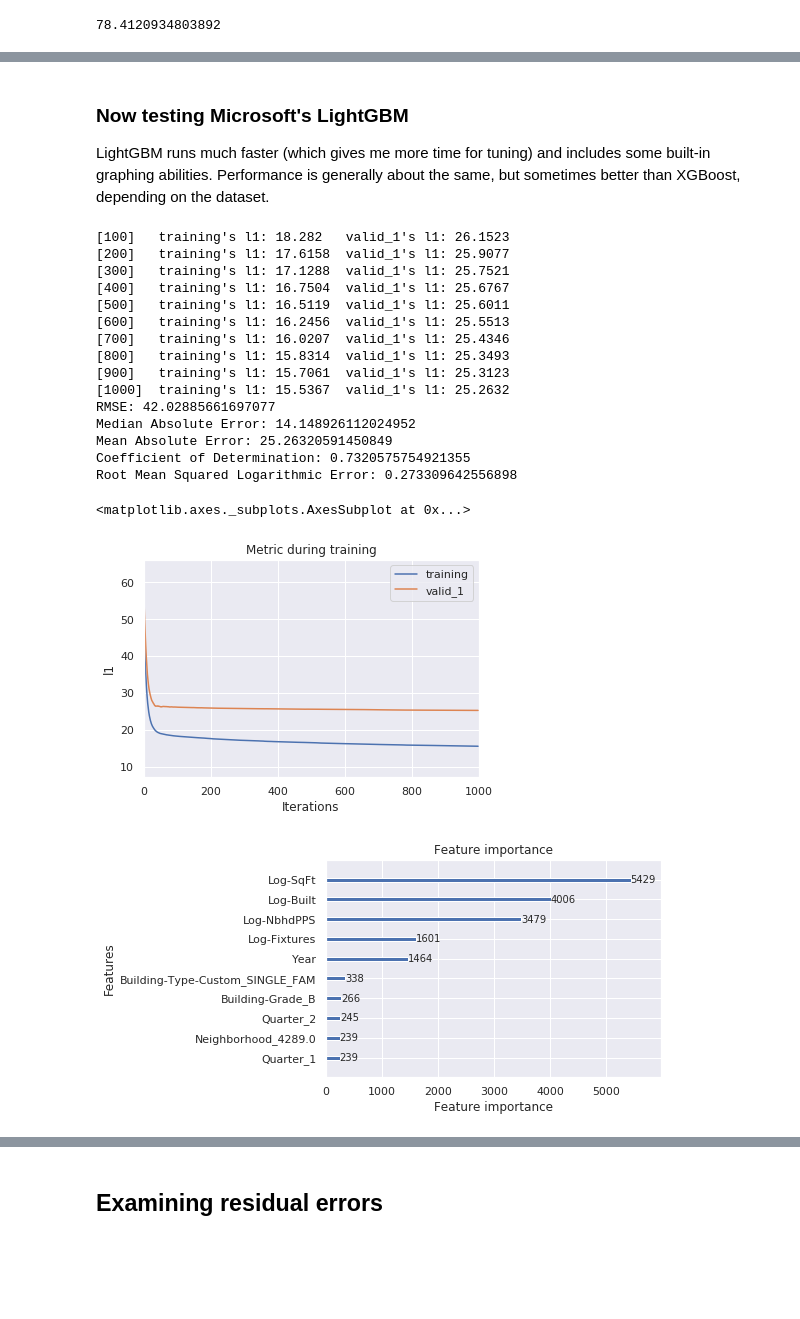
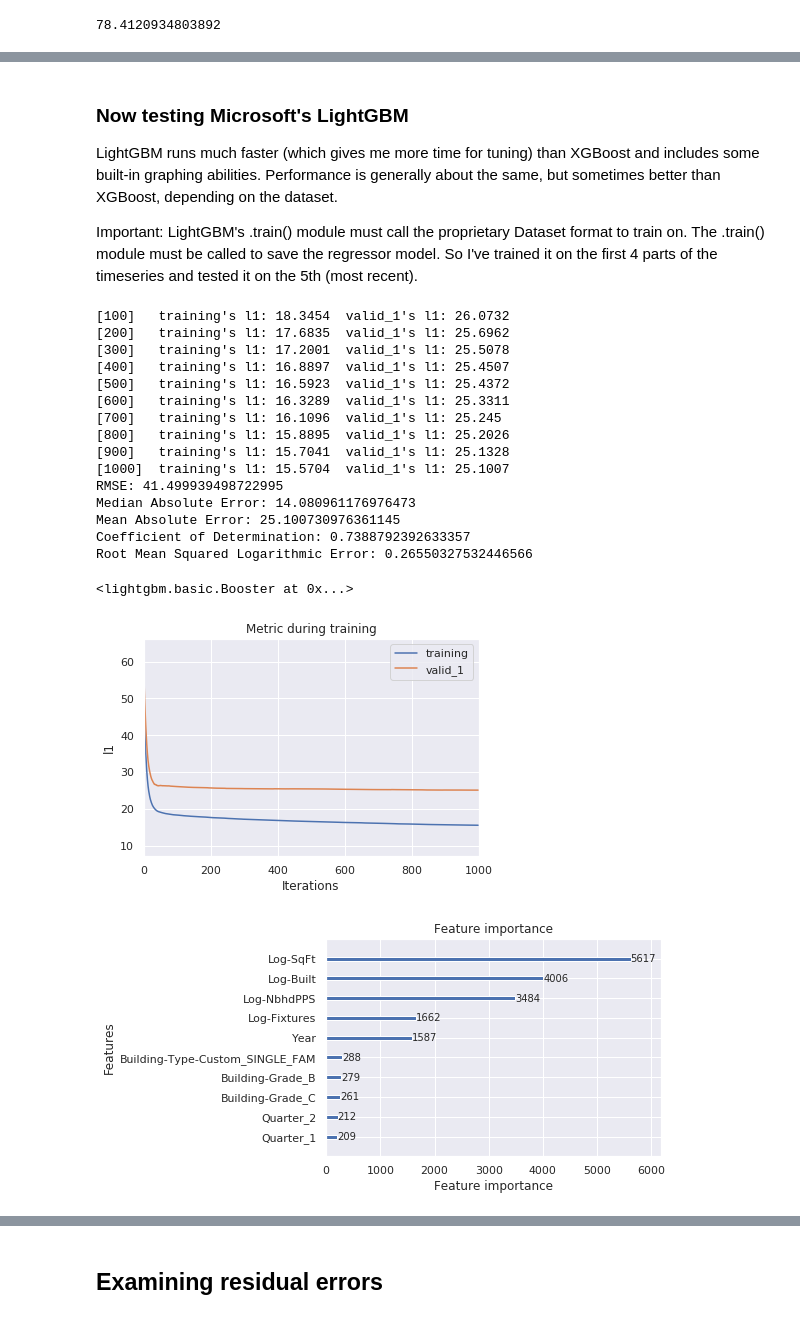
Before and after one commit to drewlehe/Nashville, a Jupyter notebook: PPS-model.ipynb, the cells around one changed output, grey strips where cells are left out. Cells and saved outputs as stored; diff of their text form; code cells hidden in the pictures; blank space fills up the shorter version.

```diff
--- a/PPS-model.ipynb
+++ b/PPS-model.ipynb
@@ -139,13 +117,14 @@ from sklearn.metrics import r2_score
 from sklearn.metrics import mean_squared_log_error as MSLE
 from sklearn.model_selection import train_test_split, cross_val_score, cross_validate
 
-ML = nash[['Neighborhood','Log Built','Log NbhdRatio','Building Condition',
+ML = nash[['Sale Date', 'Neighborhood','Log Built','Log NbhdRatio','Building Condition',
            'Log SqFt','Log Fixtures','Building Type Custom','Building Grade',
            'Exterior Wall','Year','Log NbhdPPS', 'PPS', 'Quarter', 'Log Assessment',
            'Year Built', 'Zone']].dropna()
+ML.sort_values(by = 'Sale Date', ascending=True, inplace=True)
 
 #dtreeviz doesn't work with features whose names have spaces.
-ML.columns = ['Neighborhood', 'Log-Built','Log-NbhdRatio', 'Building-Condition',
+ML.columns = ['Sale-Date', 'Neighborhood', 'Log-Built','Log-NbhdRatio', 'Building-Condition',
               'Log-SqFt', 'Log-Fixtures', 'Building-Type-Custom', 'Building-Grade',
               'Exterior-Wall', 'Year', 'Log-NbhdPPS', 'PPS', 'Quarter', 'Log-Assessment',
               'Year-Built', 'Zone']
@@ -230,45 +208,50 @@ CV score of test_neg_mean_squared_log_error is -0.08890811207383717
 # %% [markdown]
 ### Now testing Microsoft's LightGBM
 
-LightGBM runs much faster (which gives me more time for tuning) and includes some built-in graphing abilities. Performance is generally about the same, but sometimes better than XGBoost, depending on the dataset.
+LightGBM runs much faster (which gives me more time for tuning) than XGBoost and includes some built-in graphing abilities. Performance is generally about the same, but sometimes better than XGBoost, depending on the dataset.
+
+Important: LightGBM's .train() module must call the proprietary Dataset format to train on. The .train() module must be called to save the regressor model. So I've trained it on the first 4 parts of the timeseries and tested it on the 5th (most recent).
 # %%
 import lightgbm as lgb
+
 dtrain = lgb.Dataset(X_train, label=y_train)
 dvalid = lgb.Dataset(X_test,y_test)
 #Best parameters from GridSearchCV
 evals_result={}
 params = {'objective':'regression_l1', 'max_depth': 7,'reg_alpha':2, 'metric':'l1',
           'min_child_weight': 40, 'n_estimators': 1000, 'num_leaves': 250}
 gbm = lgb.train(params=params,
                 train_set= dtrain,
                 valid_sets=[dtrain, dvalid],
                 evals_result=evals_result,
                 verbose_eval=100)
 y_predgbm=gbm.predict(X_test)
 print('RMSE: {}'.format(MSE(y_test,y_predgbm)**0.5))
 print('Median Absolute Error: {}'.format(MAE(y_test,y_predgbm)))
 print('Mean Absolute Error: {}'.format(mean_absolute_error(y_test, y_predgbm)))
 print('Coefficient of Determination: {}'.format(r2_score(y_test, y_predgbm)))
 print('Root Mean Squared Logarithmic Error: {}'.format(MSLE(np.abs(y_predgbm),np.abs(y_test))**0.5))
 lgb.plot_metric(booster=evals_result)
 lgb.plot_importance(gbm, max_num_features=10)
+
+gbm.save_model('pps-model.txt')
 # %% [output]
-[100]   training's l1: 18.282   valid_1's l1: 26.1523
-[200]   training's l1: 17.6158  valid_1's l1: 25.9077
-[300]   training's l1: 17.1288  valid_1's l1: 25.7521
-[400]   training's l1: 16.7504  valid_1's l1: 25.6767
-[500]   training's l1: 16.5119  valid_1's l1: 25.6011
-[600]   training's l1: 16.2456  valid_1's l1: 25.5513
-[700]   training's l1: 16.0207  valid_1's l1: 25.4346
-[800]   training's l1: 15.8314  valid_1's l1: 25.3493
-[900]   training's l1: 15.7061  valid_1's l1: 25.3123
-[1000]  training's l1: 15.5367  valid_1's l1: 25.2632
-RMSE: 42.02885661697077
-Median Absolute Error: 14.148926112024952
-Mean Absolute Error: 25.26320591450849
-Coefficient of Determination: 0.7320575754921355
-Root Mean Squared Logarithmic Error: 0.273309642556898
+[100]   training's l1: 18.3454  valid_1's l1: 26.0732
+[200]   training's l1: 17.6835  valid_1's l1: 25.6962
+[300]   training's l1: 17.2001  valid_1's l1: 25.5078
+[400]   training's l1: 16.8897  valid_1's l1: 25.4507
+[500]   training's l1: 16.5923  valid_1's l1: 25.4372
+[600]   training's l1: 16.3289  valid_1's l1: 25.3311
+[700]   training's l1: 16.1096  valid_1's l1: 25.245
+[800]   training's l1: 15.8895  valid_1's l1: 25.2026
+[900]   training's l1: 15.7041  valid_1's l1: 25.1328
+[1000]  training's l1: 15.5704  valid_1's l1: 25.1007
+RMSE: 41.499939498722995
+Median Absolute Error: 14.080961176976473
+Mean Absolute Error: 25.100730976361145
+Coefficient of Determination: 0.7388792392633357
+Root Mean Squared Logarithmic Error: 0.26550327532446566
-<matplotlib.axes._subplots.AxesSubplot at 0x...>
+<lightgbm.basic.Booster at 0x...>
 [figure]
-[figure, old version]
+[figure, new version]
 # %%
```
Also changed, not shown: parts of 19 cells of this notebook.
